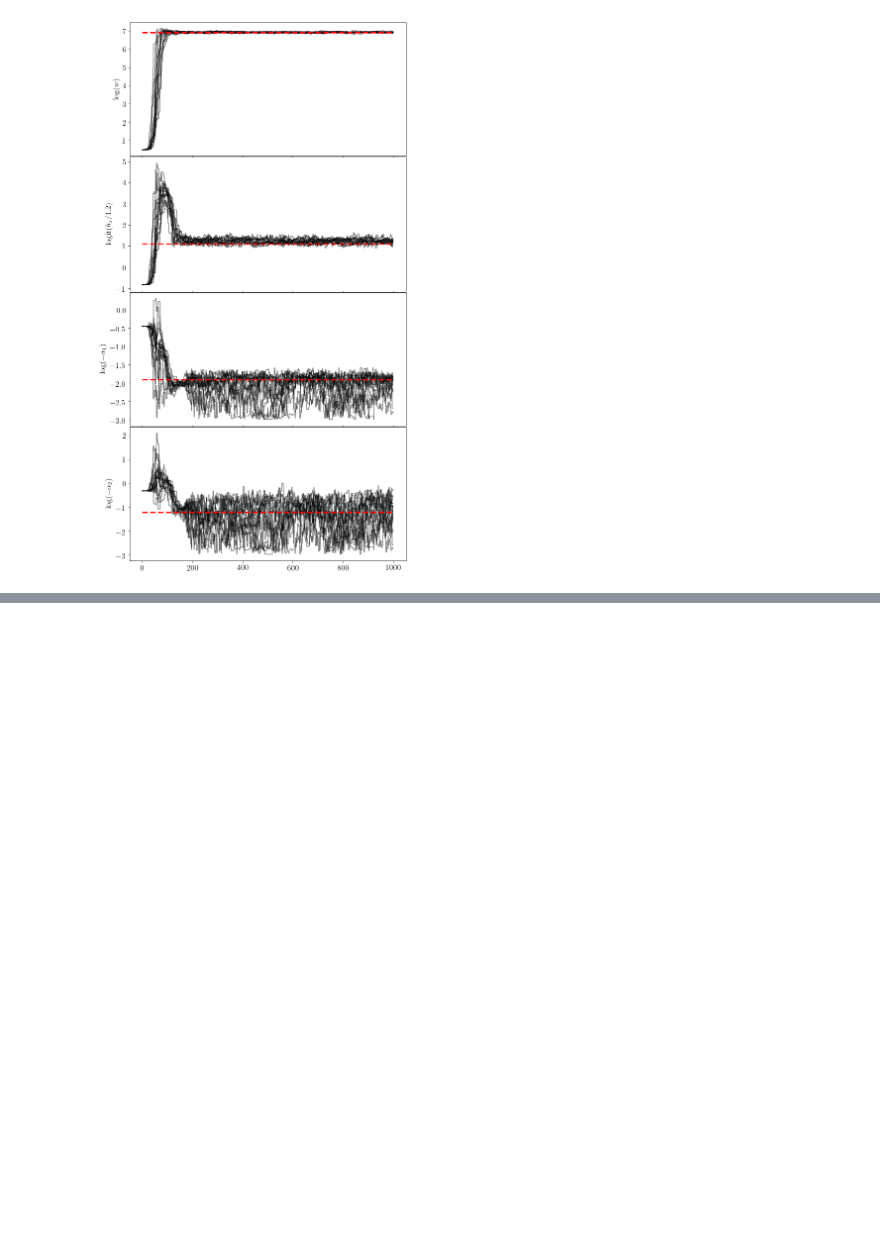
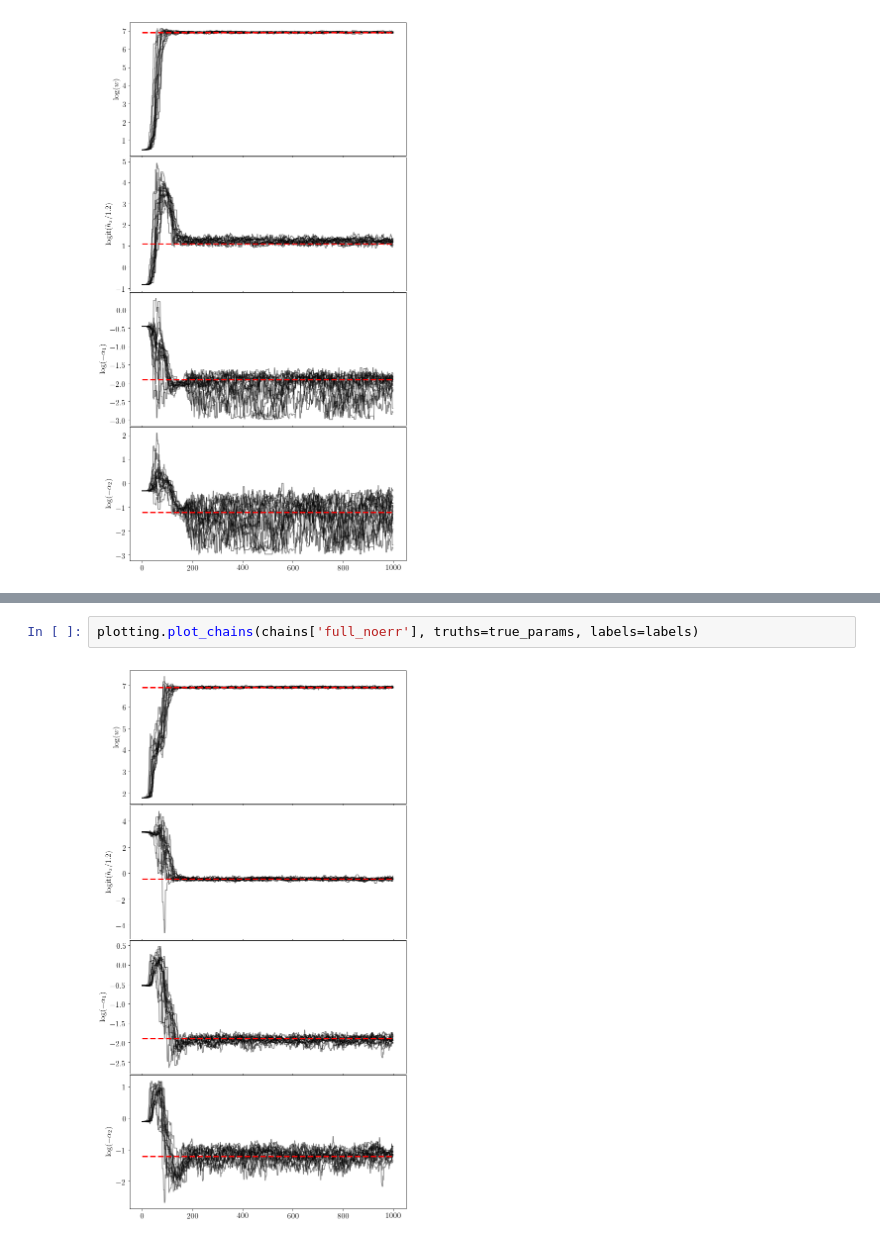
Before and after one commit to aeverall/mwtrace, a Jupyter notebook: mockmodel/Dwarf poisson_fit.ipynb, the cells around one changed output, grey strips where cells are left out. Drawn from its saved outputs; the diff is of its cells as text; blank space fills up the shorter version.

```diff
--- a/mockmodel/Dwarf poisson_fit.ipynb
+++ b/mockmodel/Dwarf poisson_fit.ipynb
@@ -413,0 +429,4 @@ plotting.plot_chains(chains['full_perr'], truths=true_params, labels=labels)
+# %%
+plotting.plot_chains(chains['full_noerr'], truths=true_params, labels=labels)
+# %% [output]
+[figure, added]
```
Also changed, not shown: parts of 10 cells of this notebook, 3 other files.
